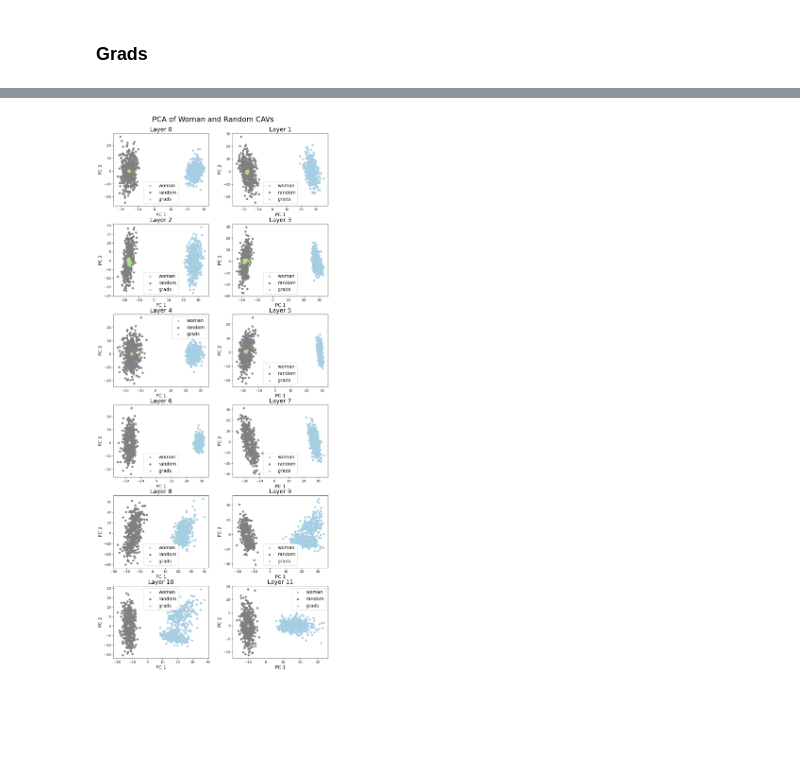
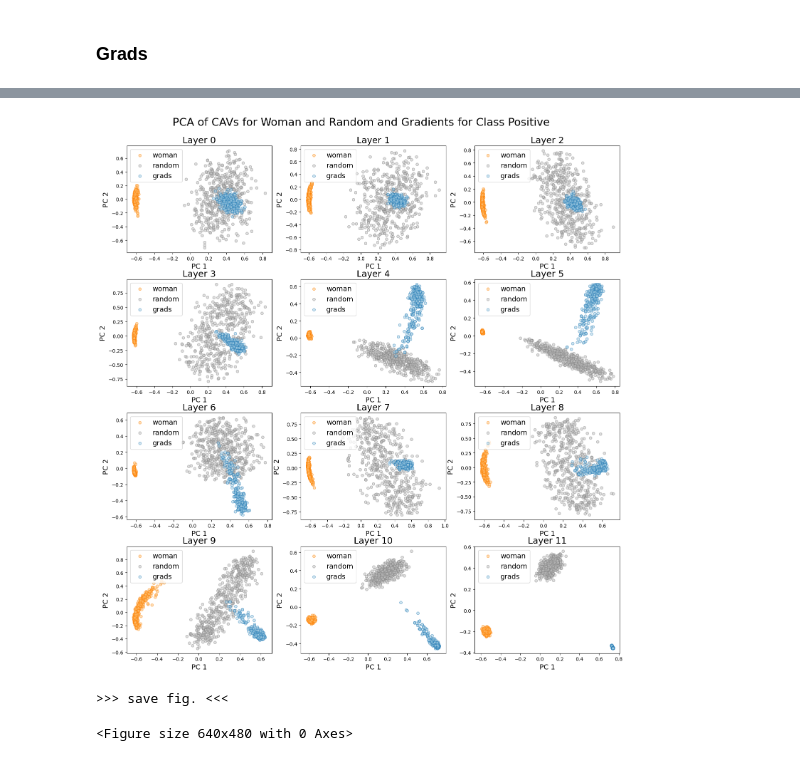
Before and after one commit to gaunby/master_project, a Jupyter notebook: src/models/cav_visual.ipynb, the cells around one changed output, grey strips where cells are left out. Drawn from its saved outputs; the diff is of its cells as text; code cells hidden in the pictures; blank space fills up the shorter version.

Commit message:
PCA cav visual

```diff
--- a/src/models/cav_visual.ipynb
+++ b/src/models/cav_visual.ipynb
@@ -28,6 +28,7 @@ concept_name = 'woman'
 nr = 0
 num_random_set = 500
 desired_class = 1
+save = False
 # %% [markdown]
 ### Concept CAVs
 # %%
@@ -87,3 +88,8 @@ x = StandardScaler().fit_transform(x) # normalizing the features
+# %%
+from sklearn.preprocessing import normalize
+x = df.iloc[:,:-1].values
+#x =  StandardScaler(with_mean = False, with_std = False).fit_transform(normalize(x)) # normalizing the features
+x = normalize(x)
 # %%
 from sklearn.decomposition import PCA
 pca = PCA(n_components=2)
@@ -136,8 +142,8 @@ concept_name = 'woman'
 
 num_random_set = 500
 desired_class = 1
-fig , ax = plt.subplots(nrows=6, ncols=2, figsize=(10,24)); #sharey=True,
-fig.suptitle(f'PCA of Woman and Random CAVs', fontsize =22);
+fig , ax = plt.subplots(nrows=4, ncols=3, figsize=(15,16)); #sharey=True, (10,24)
+fig.suptitle(f'PCA of CAVs for Woman and Random and Gradients for Class Positive', fontsize =22);
 
 for hist_nr in range(len(layers)):
     nr = hist_nr
@@ -156,7 +162,9 @@ for hist_nr in range(len(layers)):
     grads = data['grads']
 
     targets = ['woman', 'random','grads']
-    colors = [sns.color_palette("Paired")[0],'grey',sns.color_palette("Paired")[2]]#'r', 'grey','green']
+    colors = [sns.color_palette("Paired")[6],'silver',sns.color_palette("Paired")[0]]#'r', 'grey','green']
+    colors_edge = [sns.color_palette("Paired")[7],'grey',sns.color_palette("Paired")[1]]#'r', 'grey','green']
+
 
     df_random = pd.DataFrame(cav_random)
     df_concept = pd.DataFrame(concept_cavs)
@@ -169,50 +177,63 @@ for hist_nr in range(len(layers)):
     df['label'] = labels
 
     x = df.iloc[:,:-1].values
-    x = StandardScaler().fit_transform(x) # normalizing the features
+    x = normalize(x) #StandardScaler(with_mean = False, with_std = False).fit_transform(normalize(x))
+    #x = StandardScaler().fit_transform(x) # normalizing the features
     pca = PCA(n_components=2)
     principalComponents = pca.fit_transform(x)
-
+    col_1_list = [1,4,7,10]
     df_principal = pd.DataFrame(data = principalComponents, columns = ['pca 1', 'pca 2'])
-    if hist_nr% 2 < 1:
+    if hist_nr% 3 == 0:
         col = 0
+    elif hist_nr in col_1_list:
+        col = 1
     else:
-        col = 1
+        col = 2
 
     #ax[int(np.floor(hist_nr/2)),col].set_xticks(fontsize=12)
     #ax[np.floor(hist_nr/2),col].set_yticks(fontsize=14)
-    ax[int(np.floor(hist_nr/2)),col].set_xlabel('PC 1',fontsize=14)
-    ax[int(np.floor(hist_nr/2)),col].set_ylabel('PC 2',fontsize=14)
-    ax[int(np.floor(hist_nr/2)),col].set_title(f"Layer {nr}",fontsize=18)
+    ax[int(np.floor(hist_nr/3)),col].set_xlabel('PC 1',fontsize=14)
+    ax[int(np.floor(hist_nr/3)),col].set_ylabel('PC 2',fontsize=14)
+    ax[int(np.floor(hist_nr/3)),col].set_title(f"Layer {nr}",fontsize=18)
 
-    for target, color in zip(targets,colors):
+    for target, color, color_edge in zip(targets,colors, colors_edge):
         indicesToKeep = df['label'] == target
-        ax[int(np.floor(hist_nr/2)),col].scatter(df_principal.loc[indicesToKeep, 'pca 1']
-                , df_principal.loc[indicesToKeep, 'pca 2'], c = color, s = 30)
+        ax[int(np.floor(hist_nr/3)),col].scatter(df_principal.loc[indicesToKeep, 'pca 1']
+                , df_principal.loc[indicesToKeep, 'pca 2'], c = color, s = 30, alpha = 0.5, edgecolors = color_edge)
 
-    ax[int(np.floor(hist_nr/2)),col].legend(targets,prop={'size': 14})
+    ax[int(np.floor(hist_nr/3)),col].legend(targets,prop={'size': 14}, loc = 'upper left')
 
 fig.tight_layout()
-fig.subplots_adjust(top=0.95,wspace=0.25,
+fig.subplots_adjust(top=0.93,wspace=0.2,
                     hspace=0.25)
-
+if save:
+    print('>>> svaing figures <<<')
+    plt.savefig(f'/zhome/94/5/127021/speciale/master_project/src/visualization/figures/pca_concept_{concept_name}_desiredclass_{desired_class }.pdf',format='pdf',pad_inches=0)
 plt.show()
 # %% [output]
 *c* argument looks like a single numeric RGB or RGBA sequence, which should be avoided as value-mapping will have precedence in case its length matches with *x* & *y*.  Please use the *color* keyword- ...
 *c* argument looks like a single numeric RGB or RGBA sequence, which should be avoided as value-mapping will have precedence in case its length matches with *x* & *y*.  Please use the *color* keyword- ...
 *c* argument looks like a single numeric RGB or RGBA sequence, which should be avoided as value-mapping will have precedence in case its length matches with *x* & *y*.  Please use the *color* keyword- ...
 *c* argument looks like a single numeric RGB or RGBA sequence, which should be avoided as value-mapping will have precedence in case its length matches with *x* & *y*.  Please use the *color* keyword- ...
 *c* argument looks like a single numeric RGB or RGBA sequence, which should be avoided as value-mapping will have precedence in case its length matches with *x* & *y*.  Please use the *color* keyword- ...
 *c* argument looks like a single numeric RGB or RGBA sequence, which should be avoided as value-mapping will have precedence in case its length matches with *x* & *y*.  Please use the *color* keyword- ...
 *c* argument looks like a single numeric RGB or RGBA sequence, which should be avoided as value-mapping will have precedence in case its length matches with *x* & *y*.  Please use the *color* keyword- ...
 *c* argument looks like a single numeric RGB or RGBA sequence, which should be avoided as value-mapping will have precedence in case its length matches with *x* & *y*.  Please use the *color* keyword- ...
 *c* argument looks like a single numeric RGB or RGBA sequence, which should be avoided as value-mapping will have precedence in case its length matches with *x* & *y*.  Please use the *color* keyword- ...
 *c* argument looks like a single numeric RGB or RGBA sequence, which should be avoided as value-mapping will have precedence in case its length matches with *x* & *y*.  Please use the *color* keyword- ...
 *c* argument looks like a single numeric RGB or RGBA sequence, which should be avoided as value-mapping will have precedence in case its length matches with *x* & *y*.  Please use the *color* keyword- ...
 *c* argument looks like a single numeric RGB or RGBA sequence, which should be avoided as value-mapping will have precedence in case its length matches with *x* & *y*.  Please use the *color* keyword- ...
 ... (8 lines left out)
 *c* argument looks like a single numeric RGB or RGBA sequence, which should be avoided as value-mapping will have precedence in case its length matches with *x* & *y*.  Please use the *color* keyword- ...
 *c* argument looks like a single numeric RGB or RGBA sequence, which should be avoided as value-mapping will have precedence in case its length matches with *x* & *y*.  Please use the *color* keyword- ...
 *c* argument looks like a single numeric RGB or RGBA sequence, which should be avoided as value-mapping will have precedence in case its length matches with *x* & *y*.  Please use the *color* keyword- ...
 *c* argument looks like a single numeric RGB or RGBA sequence, which should be avoided as value-mapping will have precedence in case its length matches with *x* & *y*.  Please use the *color* keyword- ...
-[figure, old version]
+[figure, new version]
+# %%
+save = True
+if save:
+    print('>>> save fig. <<<')
+    plt.savefig(f'/zhome/94/5/127021/speciale/master_project/src/visualization/figures/pca_concept_{concept_name}_desiredclass_{desired_class }.pdf',format='pdf',pad_inches=0)
+# %% [output]
+>>> save fig. <<<
+<Figure size 640x480 with 0 Axes>
```
Also changed, not shown: parts of 2 cells of this notebook, 3 other files.
